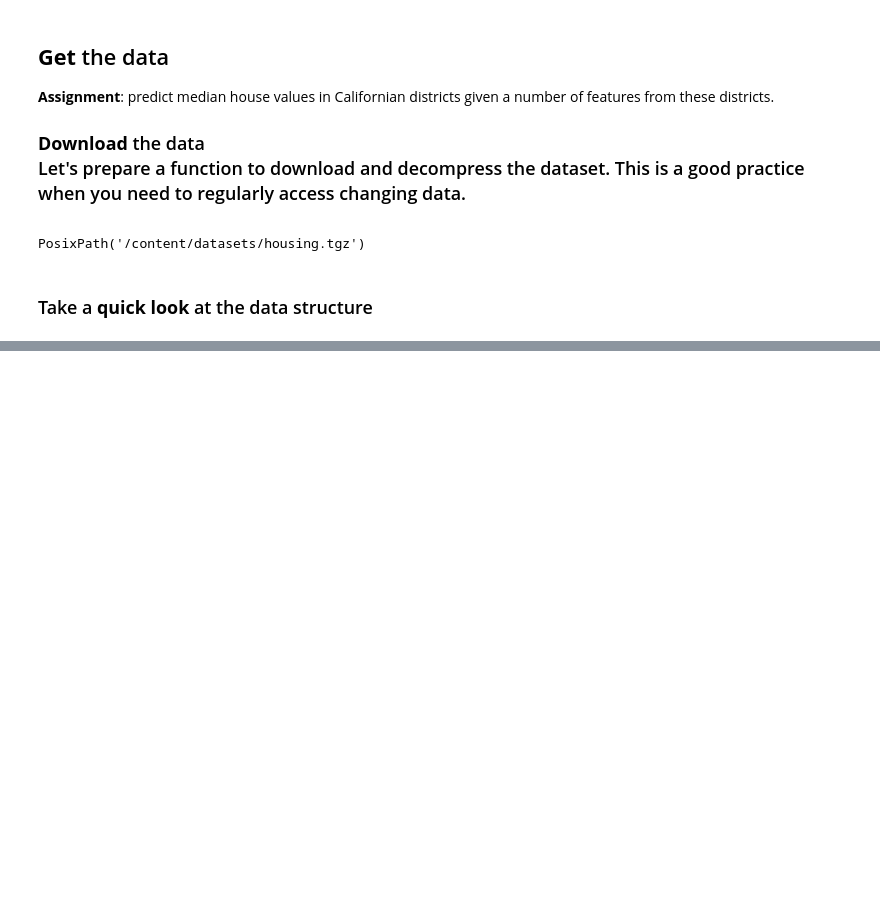
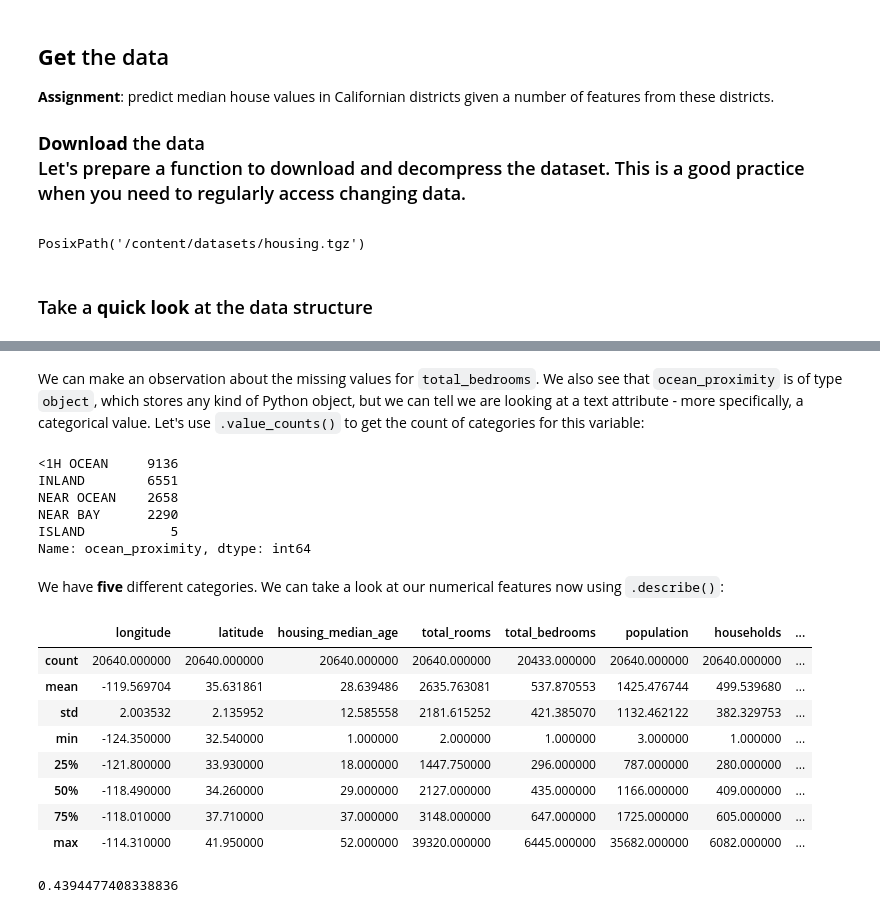
Before and after one commit to felipesebben/ML_hands_on_notes, a Jupyter notebook: projects/Ch02-end2end-CA_house_price_prediction/02_end_to_end_ML_project.ipynb, the cells around one changed output, grey strips where cells are left out. Drawn from its saved outputs; the diff is of its cells as text; code cells hidden in the pictures; blank space fills up the shorter version.

```diff
--- a/projects/Ch02-end2end-CA_house_price_prediction/02_end_to_end_ML_project.ipynb
+++ b/projects/Ch02-end2end-CA_house_price_prediction/02_end_to_end_ML_project.ipynb
@@ -47,0 +84,29 @@ housing = load_housing_data()
+# %% [markdown]
+<p>We can make an observation about the missing values for <code>total_bedrooms</code>. We also see that <code>ocean_proximity</code> is of type <code>object</code>, which stores any kind of Python object, but we can tell we are looking at a text attribute - more specifically, a categorical value. Let's use <code>.value_counts()</code> to get the count of categories for this variable:</p>
+# %%
+housing["ocean_proximity"].value_counts()
+# %% [output]
+<1H OCEAN     9136
+INLAND        6551
+NEAR OCEAN    2658
+NEAR BAY      2290
+ISLAND           5
+Name: ocean_proximity, dtype: int64
+# %% [markdown]
+<p>We have <b>five</b> different categories. We can take a look at our numerical features now using <code>.describe()</code>:</p>
+# %%
+housing.describe()
+# %% [output]
+|  | longitude | latitude | housing_median_age | total_rooms | total_bedrooms | population | households | ... |
+| count | 20640.000000 | 20640.000000 | 20640.000000 | 20640.000000 | 20433.000000 | 20640.000000 | 20640.000000 | ... |
+| mean | -119.569704 | 35.631861 | 28.639486 | 2635.763081 | 537.870553 | 1425.476744 | 499.539680 | ... |
+| std | 2.003532 | 2.135952 | 12.585558 | 2181.615252 | 421.385070 | 1132.462122 | 382.329753 | ... |
+| min | -124.350000 | 32.540000 | 1.000000 | 2.000000 | 1.000000 | 3.000000 | 1.000000 | ... |
+| 25% | -121.800000 | 33.930000 | 18.000000 | 1447.750000 | 296.000000 | 787.000000 | 280.000000 | ... |
+| 50% | -118.490000 | 34.260000 | 29.000000 | 2127.000000 | 435.000000 | 1166.000000 | 409.000000 | ... |
+| 75% | -118.010000 | 37.710000 | 37.000000 | 3148.000000 | 647.000000 | 1725.000000 | 605.000000 | ... |
+| max | -114.310000 | 41.950000 | 52.000000 | 39320.000000 | 6445.000000 | 35682.000000 | 6082.000000 | ... |
+# %%
+housing["housing_median_age"].std()/housing["housing_median_age"].mean()
+# %% [output]
+0.4394477408338836
```
Also changed, not shown: parts of 13 cells of this notebook.
